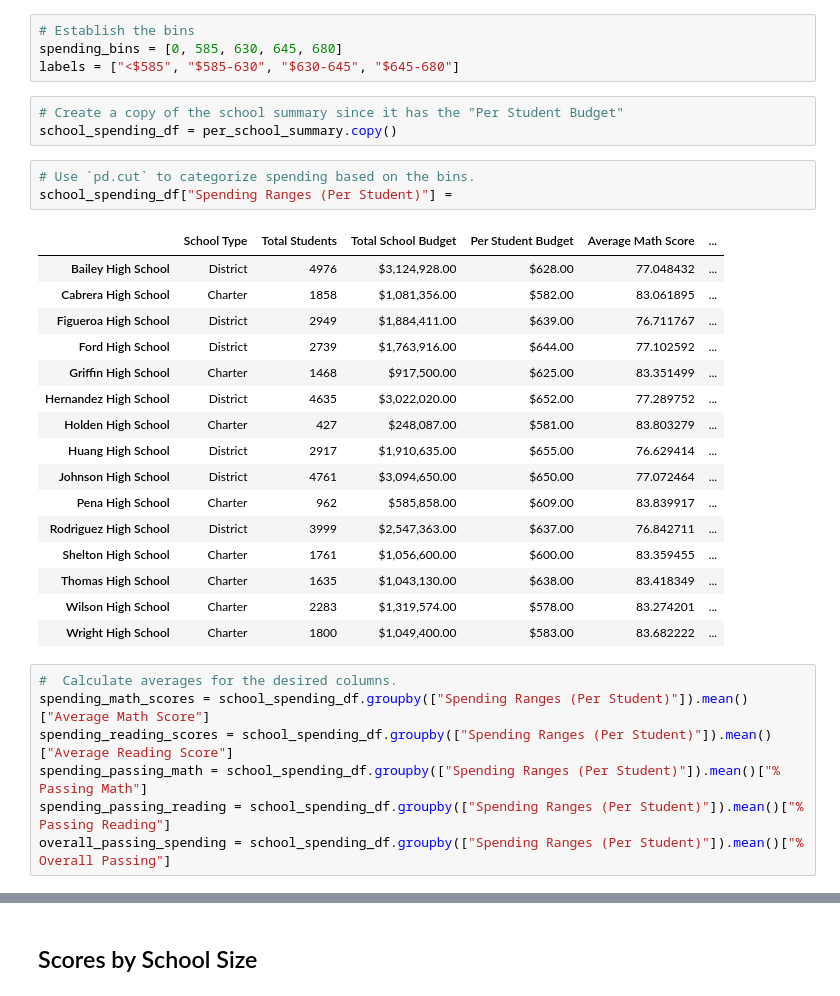
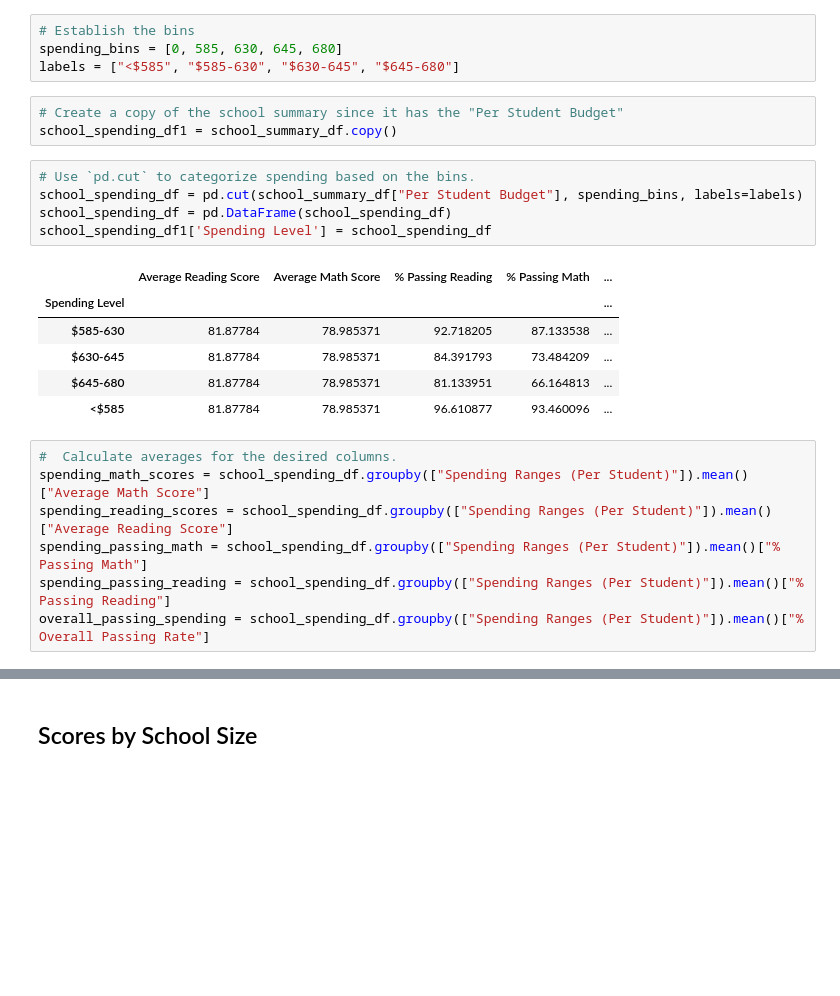
Before and after one commit to sarcaldwell36/PyCitySchool, a Jupyter notebook: PyCitySchools_starter.ipynb, the cells around one changed output, grey strips where cells are left out. Cells and saved outputs as stored; diff of their text form; blank space fills up the shorter version.

```diff
--- a/PyCitySchools_starter.ipynb
+++ b/PyCitySchools_starter.ipynb
@@ -482,31 +467,23 @@ spending_bins = [0, 585, 630, 645, 680]
 labels = ["<$585", "$585-630", "$630-645", "$645-680"]
 # %%
 # Create a copy of the school summary since it has the "Per Student Budget"
-school_spending_df = per_school_summary.copy()
+school_spending_df1 = school_summary_df.copy()
 # %%
 # Use `pd.cut` to categorize spending based on the bins.
-school_spending_df["Spending Ranges (Per Student)"] =
+school_spending_df = pd.cut(school_summary_df["Per Student Budget"], spending_bins, labels=labels)
+school_spending_df = pd.DataFrame(school_spending_df)
+school_spending_df1['Spending Level'] = school_spending_df
 # %% [output]
-|  | School Type | Total Students | Total School Budget | Per Student Budget | Average Math Score | ... |
-| Bailey High School | District | 4976 | $3,124,928.00 | $628.00 | 77.048432 | ... |
-| Cabrera High School | Charter | 1858 | $1,081,356.00 | $582.00 | 83.061895 | ... |
-| Figueroa High School | District | 2949 | $1,884,411.00 | $639.00 | 76.711767 | ... |
-| Ford High School | District | 2739 | $1,763,916.00 | $644.00 | 77.102592 | ... |
-| Griffin High School | Charter | 1468 | $917,500.00 | $625.00 | 83.351499 | ... |
-| Hernandez High School | District | 4635 | $3,022,020.00 | $652.00 | 77.289752 | ... |
-| Holden High School | Charter | 427 | $248,087.00 | $581.00 | 83.803279 | ... |
-| Huang High School | District | 2917 | $1,910,635.00 | $655.00 | 76.629414 | ... |
-| Johnson High School | District | 4761 | $3,094,650.00 | $650.00 | 77.072464 | ... |
-| Pena High School | Charter | 962 | $585,858.00 | $609.00 | 83.839917 | ... |
-| Rodriguez High School | District | 3999 | $2,547,363.00 | $637.00 | 76.842711 | ... |
-| Shelton High School | Charter | 1761 | $1,056,600.00 | $600.00 | 83.359455 | ... |
-| Thomas High School | Charter | 1635 | $1,043,130.00 | $638.00 | 83.418349 | ... |
-| Wilson High School | Charter | 2283 | $1,319,574.00 | $578.00 | 83.274201 | ... |
-| Wright High School | Charter | 1800 | $1,049,400.00 | $583.00 | 83.682222 | ... |
+|  | Average Reading Score | Average Math Score | % Passing Reading | % Passing Math | ... |
+| Spending Level |  |  |  |  | ... |
+| $585-630 | 81.87784 | 78.985371 | 92.718205 | 87.133538 | ... |
+| $630-645 | 81.87784 | 78.985371 | 84.391793 | 73.484209 | ... |
+| $645-680 | 81.87784 | 78.985371 | 81.133951 | 66.164813 | ... |
+| <$585 | 81.87784 | 78.985371 | 96.610877 | 93.460096 | ... |
 # %%
 #  Calculate averages for the desired columns.
 spending_math_scores = school_spending_df.groupby(["Spending Ranges (Per Student)"]).mean()["Average Math Score"]
 spending_reading_scores = school_spending_df.groupby(["Spending Ranges (Per Student)"]).mean()["Average Reading Score"]
 spending_passing_math = school_spending_df.groupby(["Spending Ranges (Per Student)"]).mean()["% Passing Math"]
 spending_passing_reading = school_spending_df.groupby(["Spending Ranges (Per Student)"]).mean()["% Passing Reading"]
-overall_passing_spending = school_spending_df.groupby(["Spending Ranges (Per Student)"]).mean()["% Overall Passing"]
+overall_passing_spending = school_spending_df.groupby(["Spending Ranges (Per Student)"]).mean()["% Overall Passing Rate"]
```
Also changed, not shown: parts of 11 cells of this notebook.
